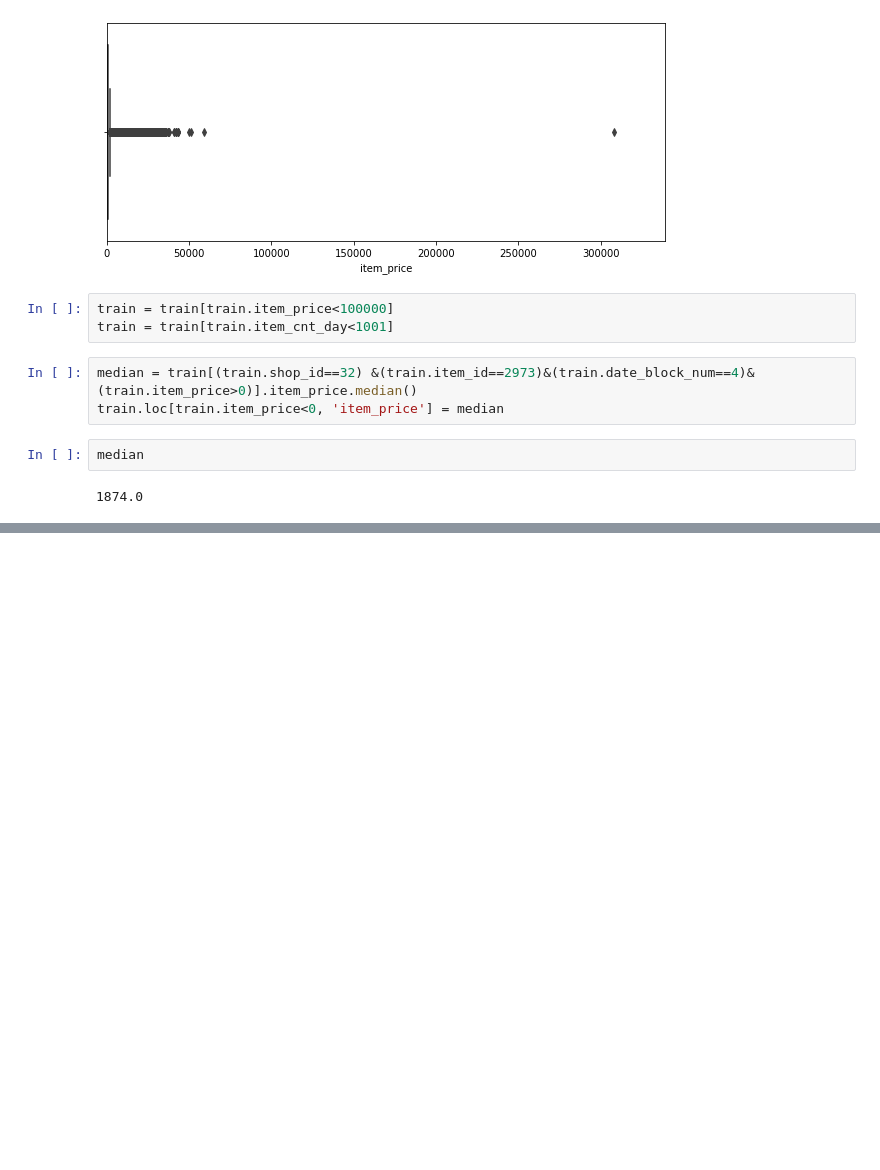
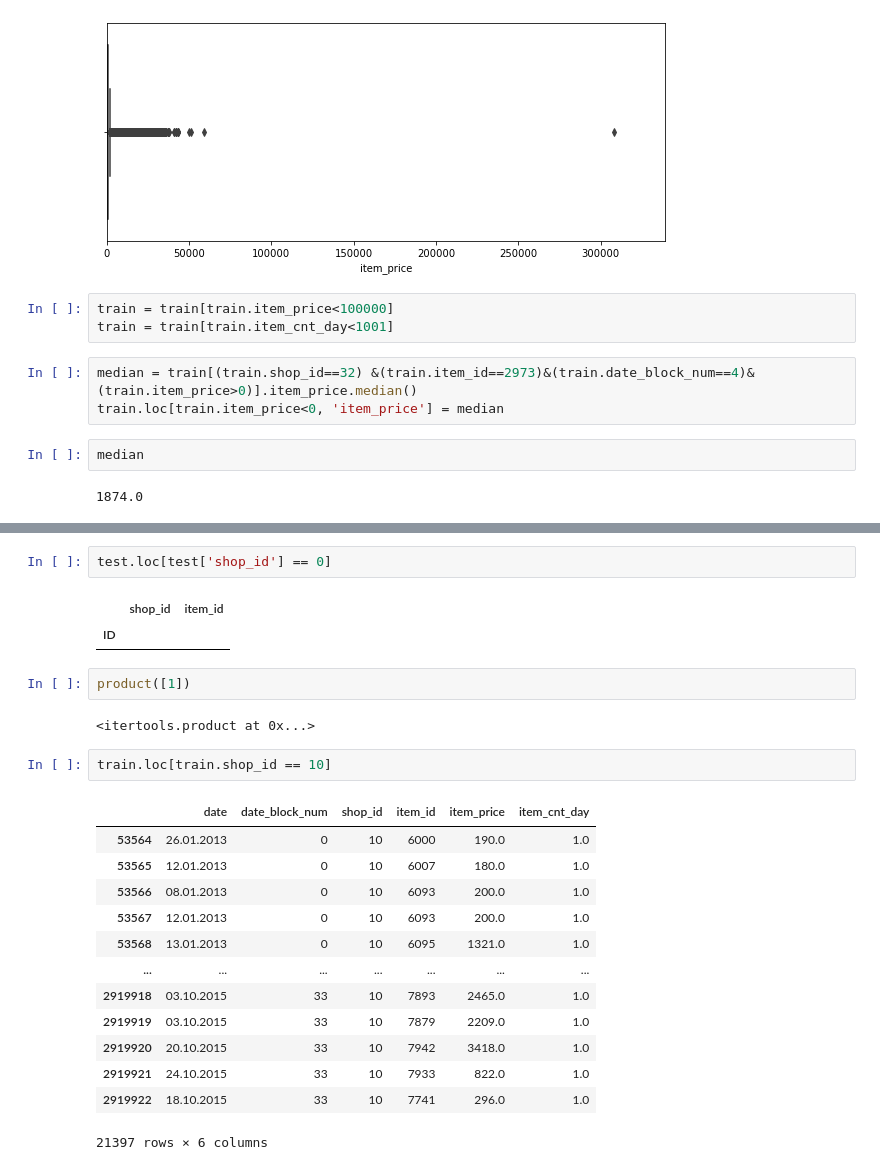
Before and after one commit to ducksfrogs/ma_kaggle, a Jupyter notebook: future_sales/feature_xgb.ipynb, the cells around one changed output, grey strips where cells are left out. Cells and saved outputs as stored; diff of their text form; blank space fills up the shorter version.

```diff
--- a/future_sales/feature_xgb.ipynb
+++ b/future_sales/feature_xgb.ipynb
@@ -55,0 +99,25 @@ median
+# %%
+test.loc[test['shop_id'] == 0]
+# %% [output]
+|  | shop_id | item_id |
+| ID |  |  |
+# %%
+product([1])
+# %% [output]
+<itertools.product at 0x...>
+# %%
+train.loc[train.shop_id == 10]
+# %% [output]
+|  | date | date_block_num | shop_id | item_id | item_price | item_cnt_day |
+| 53564 | 26.01.2013 | 0 | 10 | 6000 | 190.0 | 1.0 |
+| 53565 | 12.01.2013 | 0 | 10 | 6007 | 180.0 | 1.0 |
+| 53566 | 08.01.2013 | 0 | 10 | 6093 | 200.0 | 1.0 |
+| 53567 | 12.01.2013 | 0 | 10 | 6093 | 200.0 | 1.0 |
+| 53568 | 13.01.2013 | 0 | 10 | 6095 | 1321.0 | 1.0 |
+| ... | ... | ... | ... | ... | ... | ... |
+| 2919918 | 03.10.2015 | 33 | 10 | 7893 | 2465.0 | 1.0 |
+| 2919919 | 03.10.2015 | 33 | 10 | 7879 | 2209.0 | 1.0 |
+| 2919920 | 20.10.2015 | 33 | 10 | 7942 | 3418.0 | 1.0 |
+| 2919921 | 24.10.2015 | 33 | 10 | 7933 | 822.0 | 1.0 |
+| 2919922 | 18.10.2015 | 33 | 10 | 7741 | 296.0 | 1.0 |
+21397 rows × 6 columns
```
Also changed, not shown: parts of 9 cells of this notebook, 1 other file.
